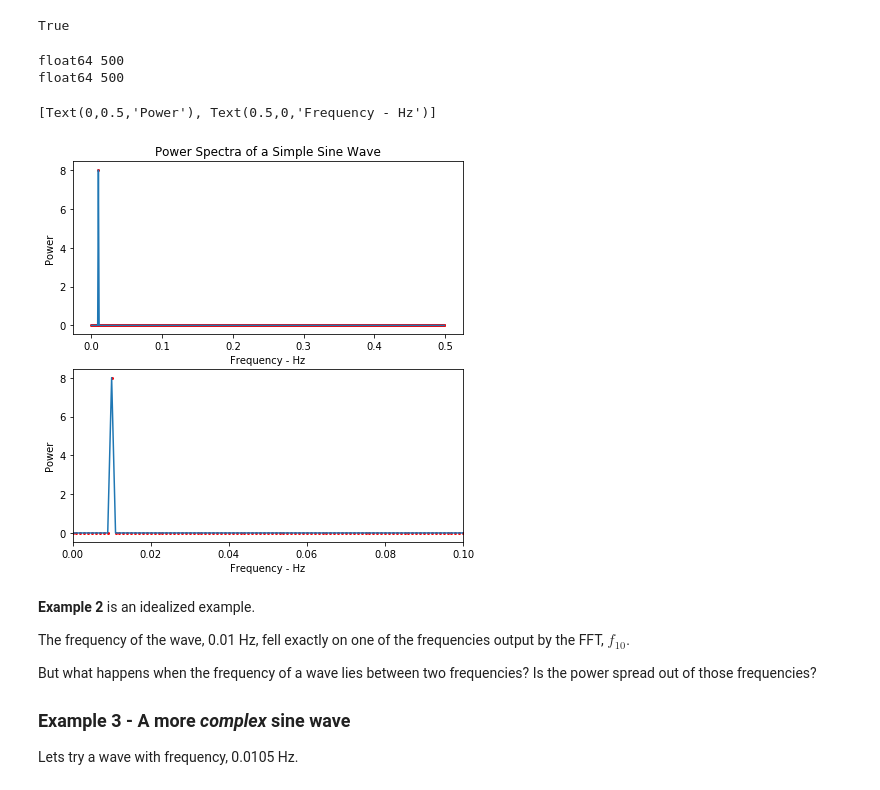
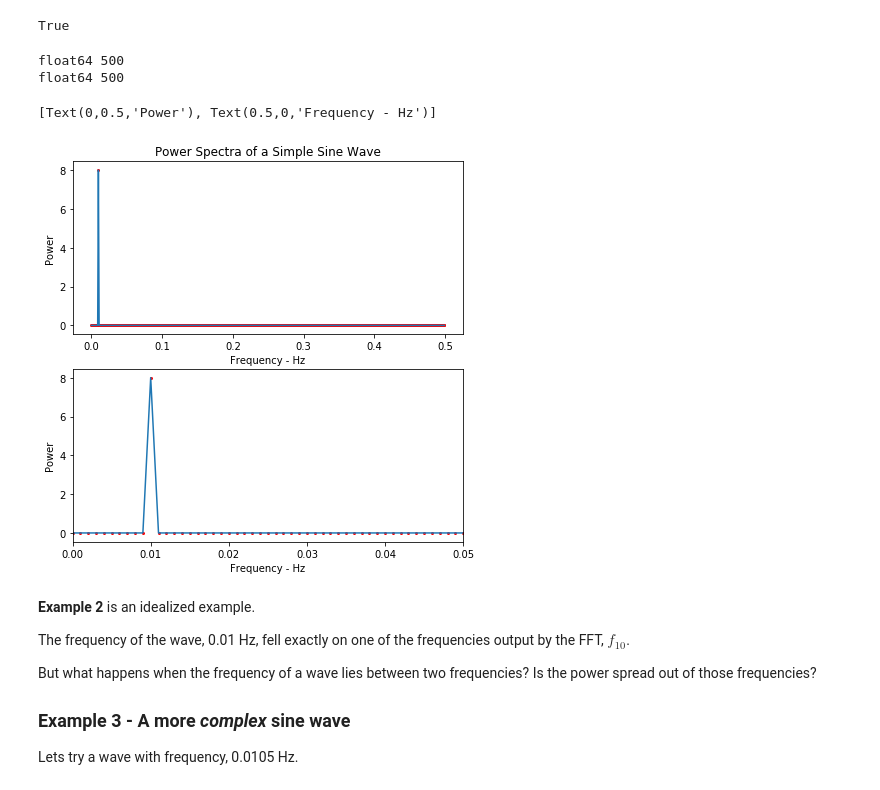
Before and after one commit to kylermurphy/astr288p_2018, a Jupyter notebook: notebooks/Lecture8_06-timeseries.ipynb, the cells around one changed output. Saved outputs shown, nothing was run; the diff lists cells and outputs as text; code cells hidden in the pictures.

```diff
--- a/notebooks/Lecture8_06-timeseries.ipynb
+++ b/notebooks/Lecture8_06-timeseries.ipynb
@@ -220,30 +231,30 @@ True
 # %%
 # lets calculate the power
 #  which is defined for positive frequencies
 #  n=0 -> n=N/2
 p   =  2.*abs(np.copy(y[0:n//2]))**2./n**2
 f_p = np.copy(f[0:n//2])
 
 print(p.dtype,p.size)
 print(f_p.dtype,f_p.size)
 
 #plot power
 f4, (pax1, pax2) = plt.subplots(2,figsize =(7,7))
 
 pax1.plot(f_p,p)
 pax1.scatter(f_p,p, s = 4, c='red')
 pax1.set(ylabel='Power',xlabel='Frequency - Hz',title='Power Spectra of a Simple Sine Wave')
 
 
 pax2.plot(f_p,p)
 pax2.scatter(f_p,p, s = 4, c='red')
-pax2.set_xlim(0,0.1)
+pax2.set_xlim(0,0.05)
 pax2.set(ylabel='Power',xlabel='Frequency - Hz')
 # %% [output]
 float64 500
 float64 500
 [Text(0,0.5,'Power'), Text(0.5,0,'Frequency - Hz')]
-[figure, old version]
+[figure, new version]
 # %% [markdown]
 **Example 2** is an idealized example.
 
```
Also changed, not shown: parts of 6 cells of this notebook.
